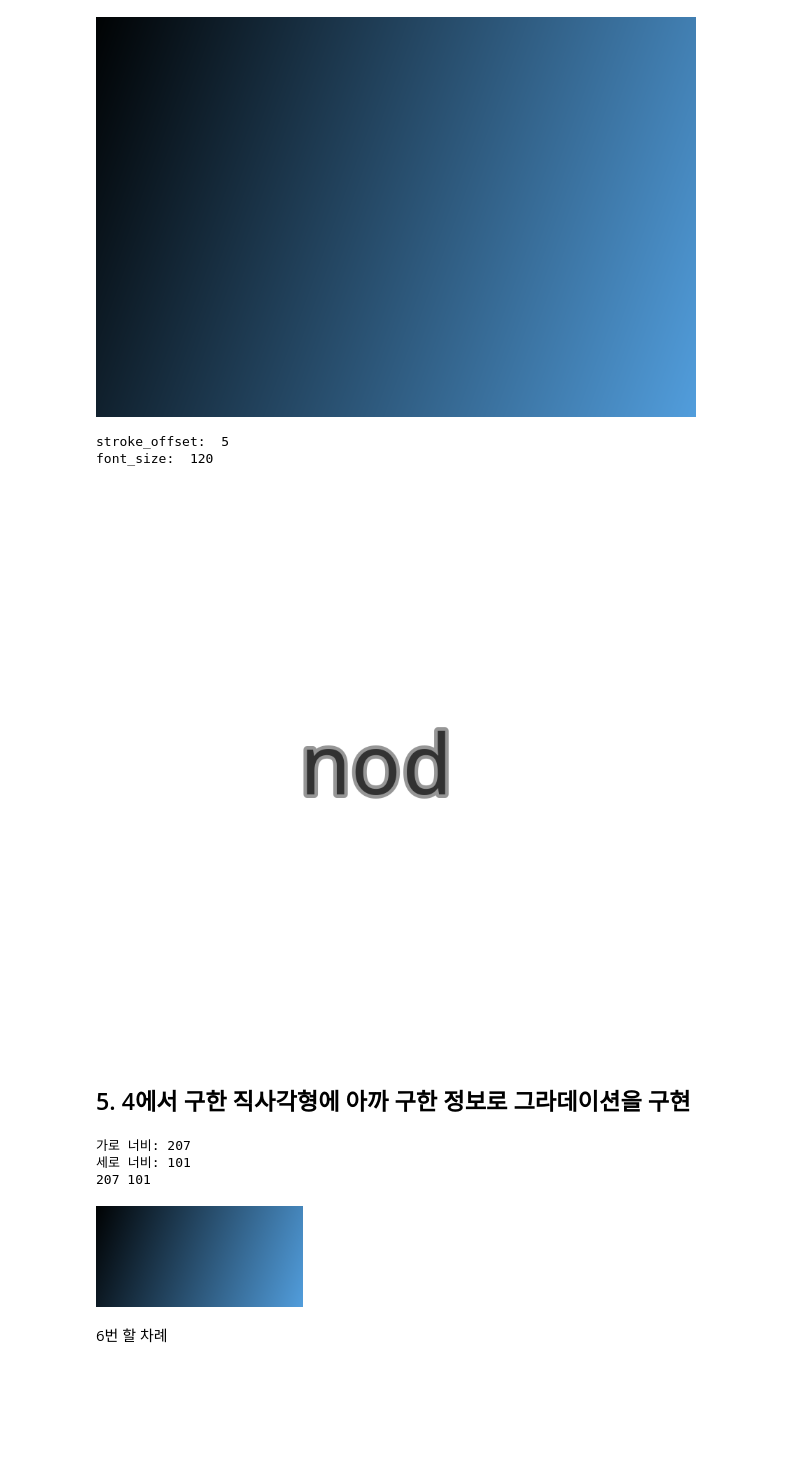
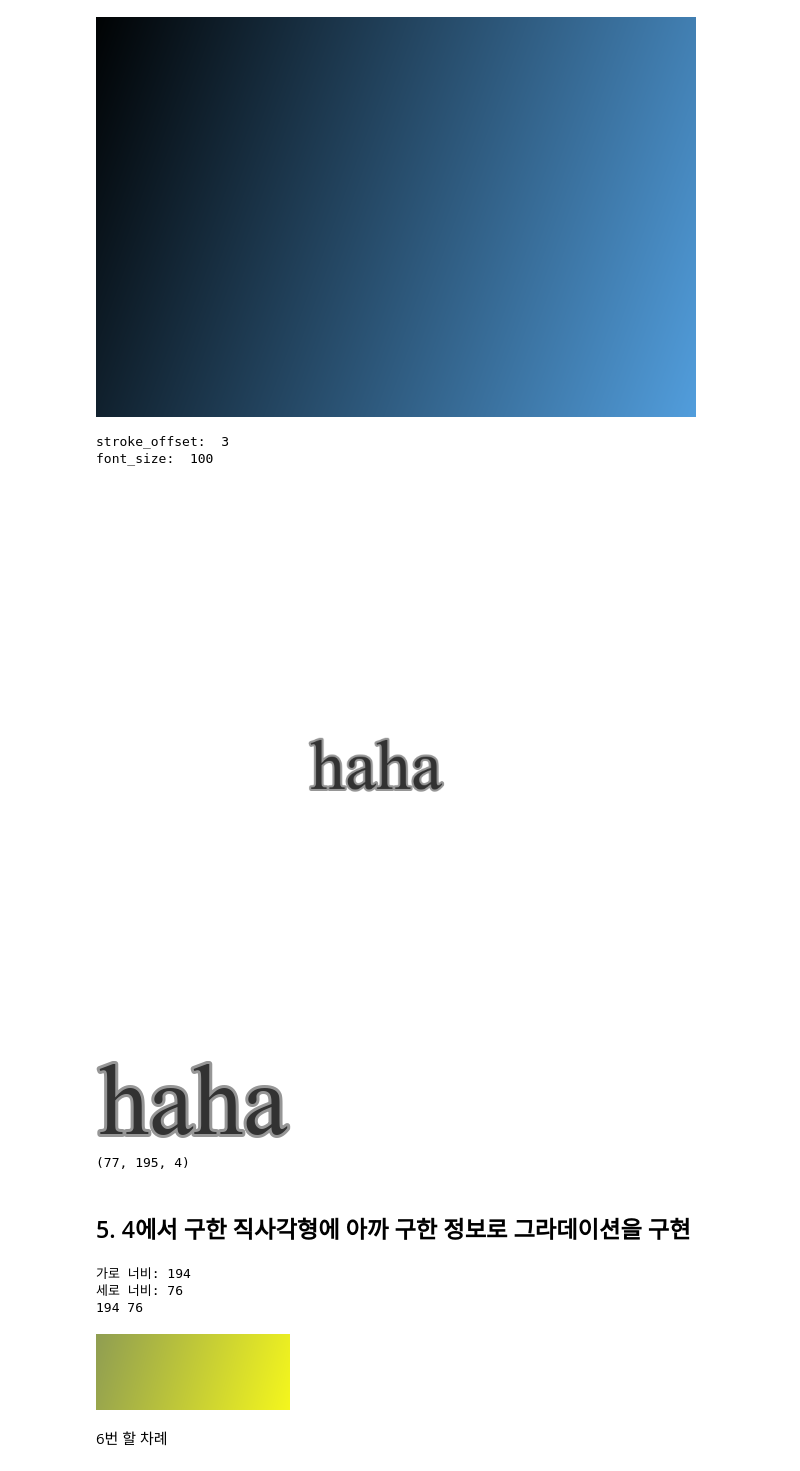
Before and after one commit to min02choi/Style-Color-Detect, a Jupyter notebook: 240526_generate_text.ipynb, the cells around one changed output. Drawn from its saved outputs; the diff is of its cells as text; code cells hidden in the pictures; blank space fills up the shorter version.

```diff
--- a/240526_generate_text.ipynb
+++ b/240526_generate_text.ipynb
@@ -463,14 +466,17 @@ def create_basic_stroke(json_data, font_path, text, save_path):
     img.save(save_path, format='PNG')
     img.show()
 # %%
-font_path = "DroidSansMonoSlashed.ttf"
-text = "nod"
-output_path = "output_image1.png"
+# font_path = "Comic-Art.ttf"
+# font_path = "Squashy Flow.ttf"
+# font_path = "Comic Story.ttf"
+font_path = "times.ttf"
+text = "haha"
+output_path = "output_image_haha.png"
 
 create_basic_stroke(json_data, font_path, text, output_path)
 # %% [output]
-stroke_offset:  5
-font_size:  120
+stroke_offset:  3
+font_size:  100
 # %%
 pillow_image = Image.open(output_path)
 
@@ -481,7 +487,30 @@ numpy_image = np.array(pillow_image)
 opencv_image = cv2.cvtColor(numpy_image, cv2.COLOR_RGBA2BGRA)
 cv2_imshow(opencv_image)
 # %% [output]
-[figure, old version]
+[figure, new version]
+# %%
+def crop_image(image):
+    # 알파 채널 추출
+    alpha_channel = image[:, :, 3]
+
+    # 알파 채널에서 값이 0이 아닌 부분의 좌표 찾기
+    nonzero_coords = np.argwhere(alpha_channel > 0)
+
+    # 최소 바운딩 박스 계산
+    top_left = np.min(nonzero_coords, axis=0)
+    bottom_right = np.max(nonzero_coords, axis=0)
+
+    # 최소 바운딩 박스를 이용하여 이미지를 자르기
+    cropped_image = image[top_left[0]:bottom_right[0]+1, top_left[1]:bottom_right[1]+1]
+
+    return cropped_image
+# %%
+crop_img = crop_image(opencv_image)
+cv2_imshow(crop_img)
+print(crop_img.shape)
+# %% [output]
+[figure, added]
+(77, 195, 4)
 # %% [markdown]
 ## 5. 4에서 구한 직사각형에 아까 구한 정보로 그라데이션을 구현
 # %%
@@ -504,28 +533,32 @@ def get_minimum_rect(image):
     print("세로 너비:", height)
     return width, height
 # %%
-width, height = get_minimum_rect(opencv_image)
-print(width, heigh)
+width, height = get_minimum_rect(crop_img)
+print(width, height)
 # %% [output]
-가로 너비: 207
-세로 너비: 101
-207 101
+가로 너비: 194
+세로 너비: 76
+194 76
 # %%
 image = np.ones((height, width, 3), dtype=np.uint8) * 255
 
+# "font_color": [16, (245, 247, 29), (144, 158, 82)],
+
 # JSON 데이터에서 값 추출
-start_color = np.array([4, 3, 1])  # (B, G, R)
-end_color = np.array([221, 158, 82])  # (B, G, R)
+start_color = np.array(json_data["font_color"][1])  # (B, G, R)
+end_color = np.array(json_data["font_color"][2])  # (B, G, R)
+
+angle = json_data["font_color"][0]
 
 draw_gradient_rect(image, start_color, end_color, angle)
 # 결과 이미지를 image2에 저장
 image2 = image.copy()
 
 # 결과 이미지 출력
 cv2_imshow(image2)
 cv2.waitKey(0)
 cv2.destroyAllWindows()
 # %% [output]
-[figure, old version]
+[figure, new version]
 # %% [markdown]
 6번 할 차례
```
Also changed, not shown: parts of 20 cells of this notebook.
